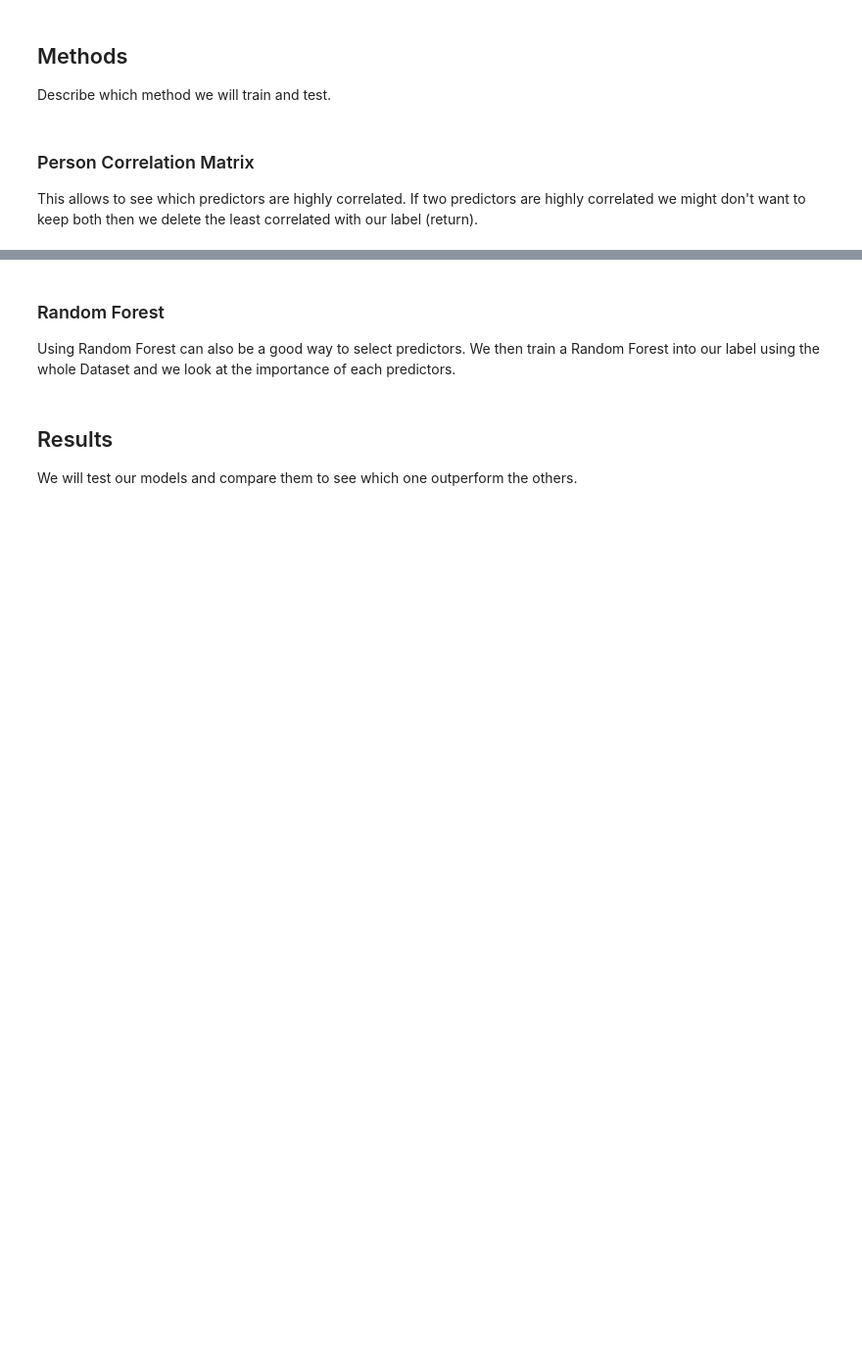
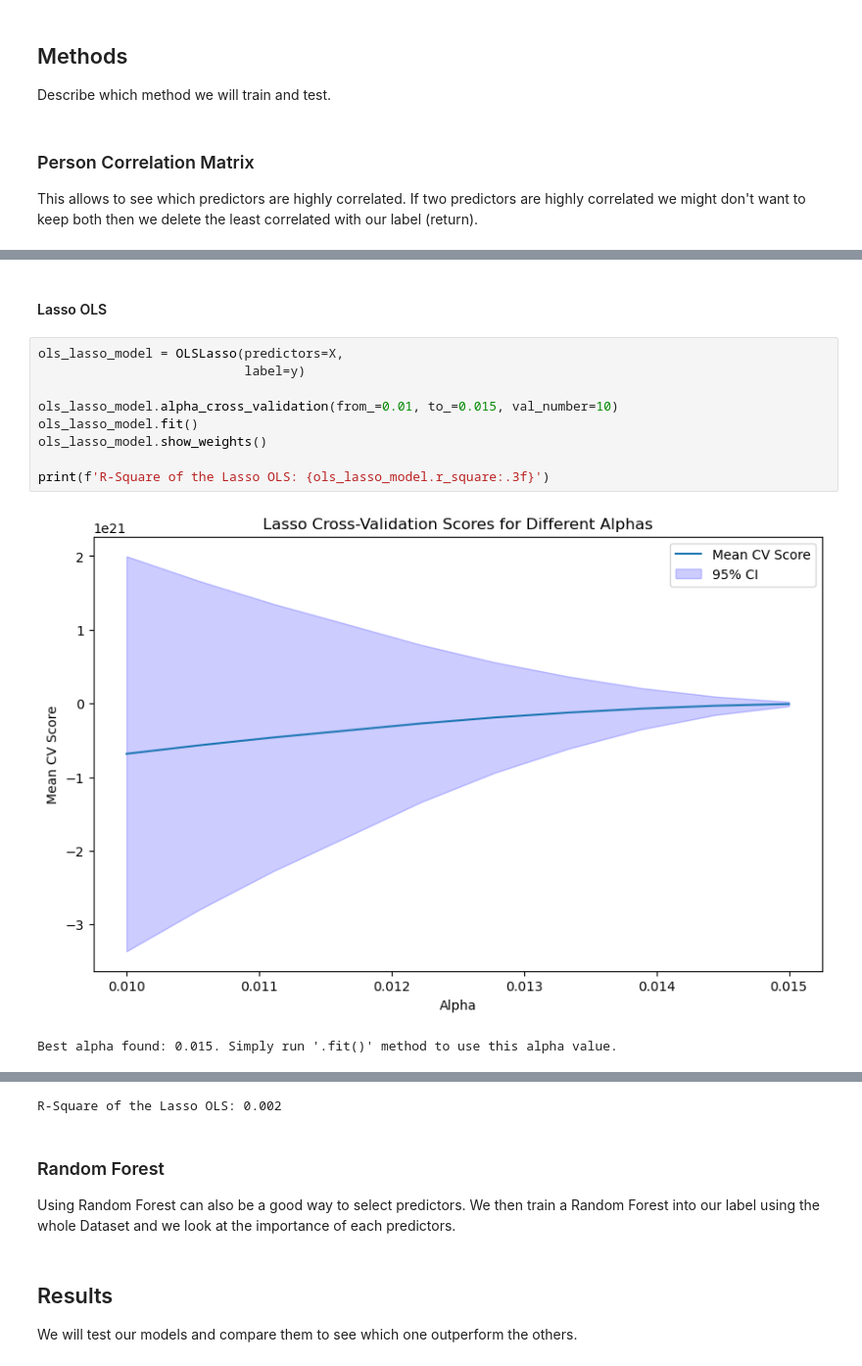
Before and after one commit to paulo-03/final_project_MLFin, a Jupyter notebook: main.ipynb, the cells around one changed output, grey strips where cells are left out. Shown at 98% size. Cells and saved outputs as stored; diff of their text form; blank space fills up the shorter version.

```diff
--- a/main.ipynb
+++ b/main.ipynb
@@ -37,0 +55,14 @@ One basic idea is to compute the linear regression of our predictors in function
+# %% [markdown]
+#### Lasso OLS
+# %%
+ols_lasso_model = OLSLasso(predictors=X,
+                           label=y)
+
+ols_lasso_model.alpha_cross_validation(from_=0.01, to_=0.015, val_number=10)
+ols_lasso_model.fit()
+ols_lasso_model.show_weights()
+
+print(f'R-Square of the Lasso OLS: {ols_lasso_model.r_square:.3f}')
+# %% [output]
+[figure, added]
+Best alpha found: 0.015. Simply run '.fit()' method to use this alpha value.
@@ -38,3 +70,4 @@ One basic idea is to compute the linear regression of our predictors in function
+R-Square of the Lasso OLS: 0.002
 # %% [markdown]
 ### Random Forest
 
```
Also changed, not shown: parts of 7 cells of this notebook, 2 other files.
